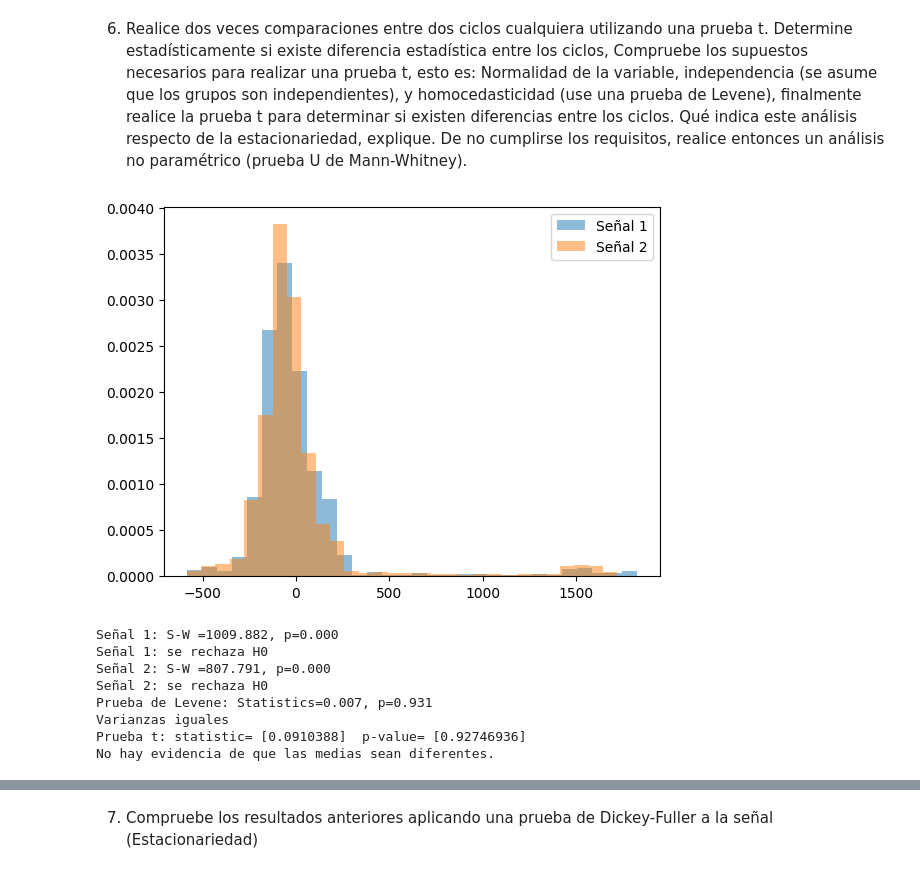
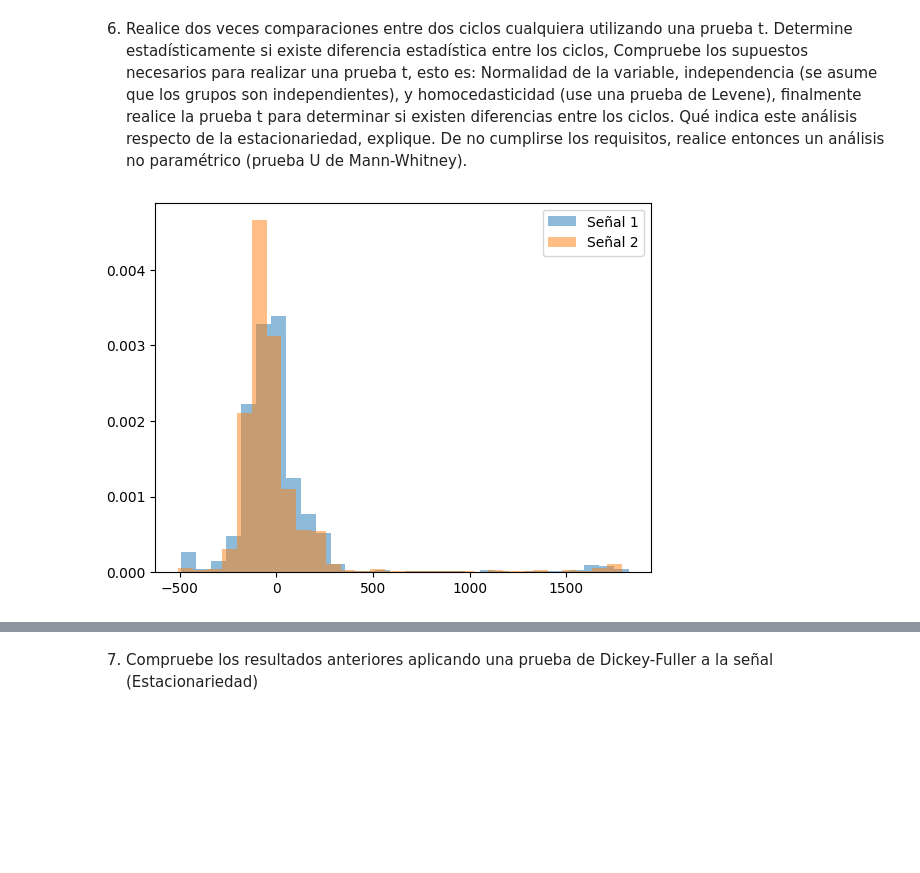
Before and after one commit to NataliaArenasP20/LaboratorioBiosenales, a Jupyter notebook: Practica_3/P3_NataliaArenas_DanielTamayo.ipynb, the cells around one changed output, grey strips where cells are left out. Drawn from its saved outputs; the diff is of its cells as text; code cells hidden in the pictures; blank space fills up the shorter version.

```diff
--- a/Practica_3/P3_NataliaArenas_DanielTamayo.ipynb
+++ b/Practica_3/P3_NataliaArenas_DanielTamayo.ipynb
@@ -301,69 +319,16 @@ para realizar una prueba t, esto es: Normalidad de la variable, independencia (s
 son independientes), y homocedasticidad (use una prueba de Levene), finalmente realice la prueba t para determinar si existen diferencias entre los ciclos. Qué indica este análisis respecto de la
 estacionariedad, explique. De no cumplirse los requisitos, realice entonces un análisis no paramétrico
 (prueba U de Mann-Whitney).
-# %%
-
-from scipy import stats
-
-senal1 = ECG_filtrada.T[1700:3000]
-senal2 = ECG_filtrada.T[2500:3600]
-
-# Visualizar los datos
-plt.hist(senal1, bins=30, density=True, alpha=0.5, label='Señal 1')
-plt.hist(senal2, bins=30, density=True, alpha=0.5, label='Señal 2')
-plt.legend(loc='upper right')
-plt.show()
-
-
-# Test de Shapiro-Wilk para normalidad
-stat, p = stats.shapiro(senal1)
-print('Señal 1: Prueba S-W =%.3f, p=%.3f' % (stat, p))
-alpha = 0.05
-if p > alpha:
-    print('Señal 1: se acepta H0')
-else:
-    print('Señal 1: se rechaza H0')
-
-# Señal 2)
-stat, p = stats.shapiro(senal2)
-print('Señal 2: Prueba S-W =%.3f, p=%.3f' % (stat, p))
-alpha = 0.05
-if p > alpha:
-    print('Señal 2: se acepta H0')
-else:
-    print('Señal 2: se rechaza H0')
-
-
-
-
-# Test de Levene para homocedasticidad de varianzas
-stat, p = stats.levene(senal1, senal2)
-print('Prueba de Levene: Statistics=%.3f, p=%.3f' % (stat, p))
-if p > alpha:
-    print('Varianzas iguales')
-else:
-    print('Varianzas diferentes')
-
-
-
-# Si ambas señales son aproximadamente normales y homogéneas, podemos proceder con una prueba t
-if p > alpha:
-    # Prueba t (asumiendo varianzas iguales)
-    t_statistic, p_value = stats.ttest_ind(senal1, senal2)
-    print("Prueba t: statistic=", t_statistic, " p-value=", p_value)
-    if p_value < alpha:
-        print("Hay evidencia de que las medias son diferentes.")
-    else:
-        print("No hay evidencia de que las medias sean diferentes.")
-else:
-    print("Las señales no son normales o las varianzas no son iguales. Considera pruebas no paramétricas.")
-# %% [output]
-[figure, removed]
-Señal 1: S-W =1009.882, p=0.000
-Señal 1: se rechaza H0
-Señal 2: S-W =807.791, p=0.000
-Señal 2: se rechaza H0
-Prueba de Levene: Statistics=0.007, p=0.931
-Varianzas iguales
-Prueba t: statistic= [0.0910388]  p-value= [0.92746936]
-No hay evidencia de que las medias sean diferentes.
+# %%
+
+from scipy import stats
+senal1=gen_ciclos(ECG_filtrada,3300,4300)  # CICLO 5
+senal2=gen_ciclos(ECG_filtrada,6500,8000)  # CLICO 9
+
+# Visualizar los datos
+plt.hist(senal1, bins=30, density=True, alpha=0.5, label='Señal 1')
+plt.hist(senal2, bins=30, density=True, alpha=0.5, label='Señal 2')
+plt.legend(loc='upper right')
+plt.show()
+# %% [output]
+[figure, added]
```
Also changed, not shown: parts of 17 cells of this notebook.
